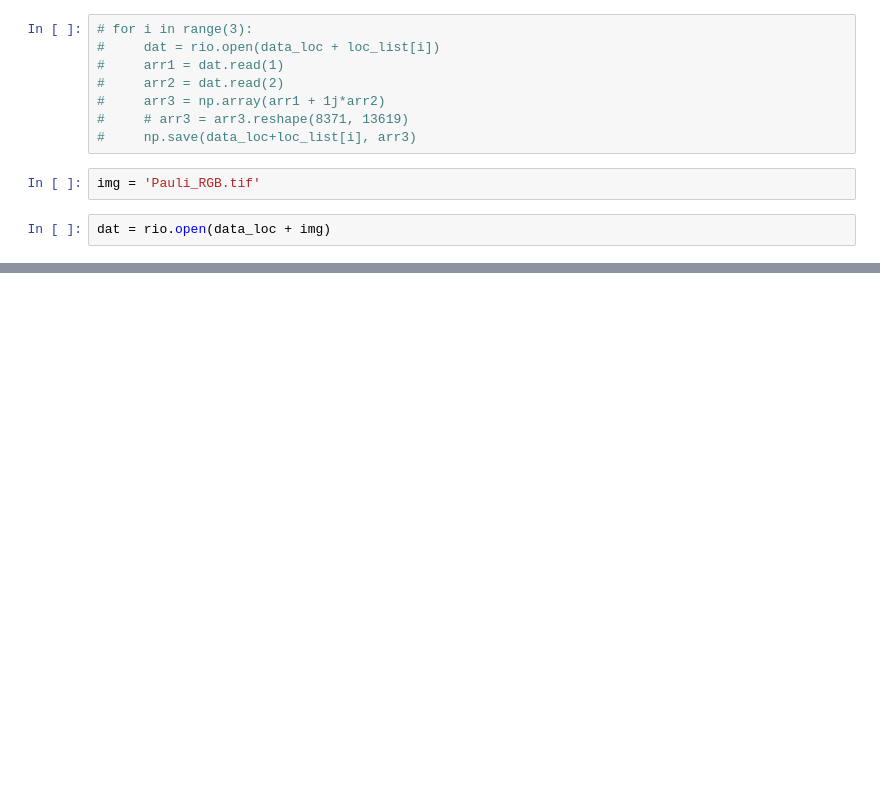
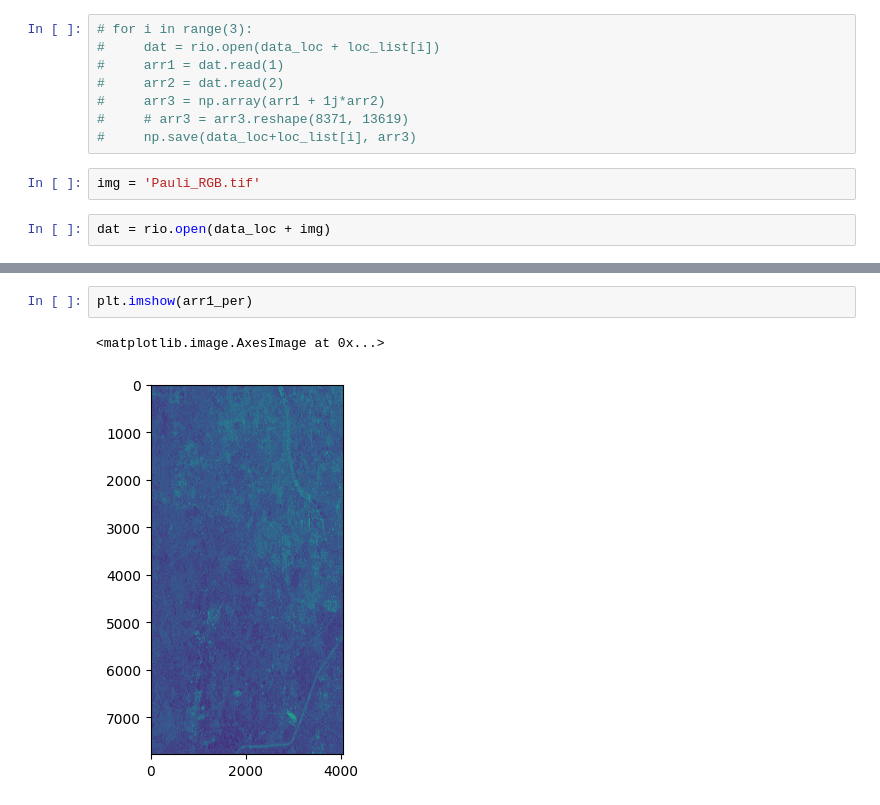
Before and after one commit to CaffineAddic/Complex-Value-Neural-Network-for-SAR-images-, a Jupyter notebook: Reading_tif_as_cmplx.ipynb, the cells around one changed output, grey strips where cells are left out. Cells and saved outputs as stored; diff of their text form; blank space fills up the shorter version.

```diff
--- a/Reading_tif_as_cmplx.ipynb
+++ b/Reading_tif_as_cmplx.ipynb
@@ -45,0 +90,5 @@ array([[1.4401385e+06, 1.3961425e+06, 2.8346000e+04, ..., 6.8868020e+06,
+# %%
+plt.imshow(arr1_per)
+# %% [output]
+<matplotlib.image.AxesImage at 0x...>
+[figure, added]
```
Also changed, not shown: parts of 17 cells of this notebook.
